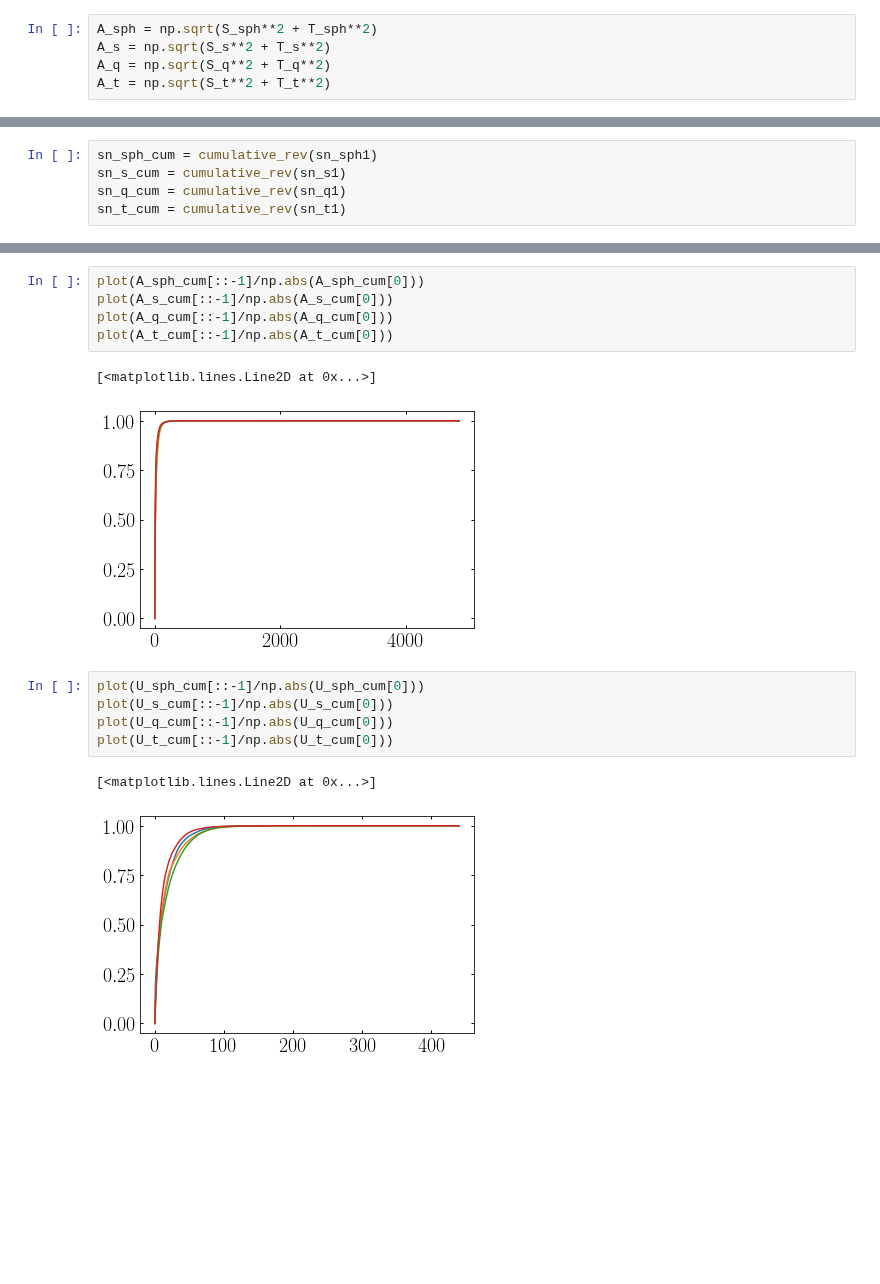
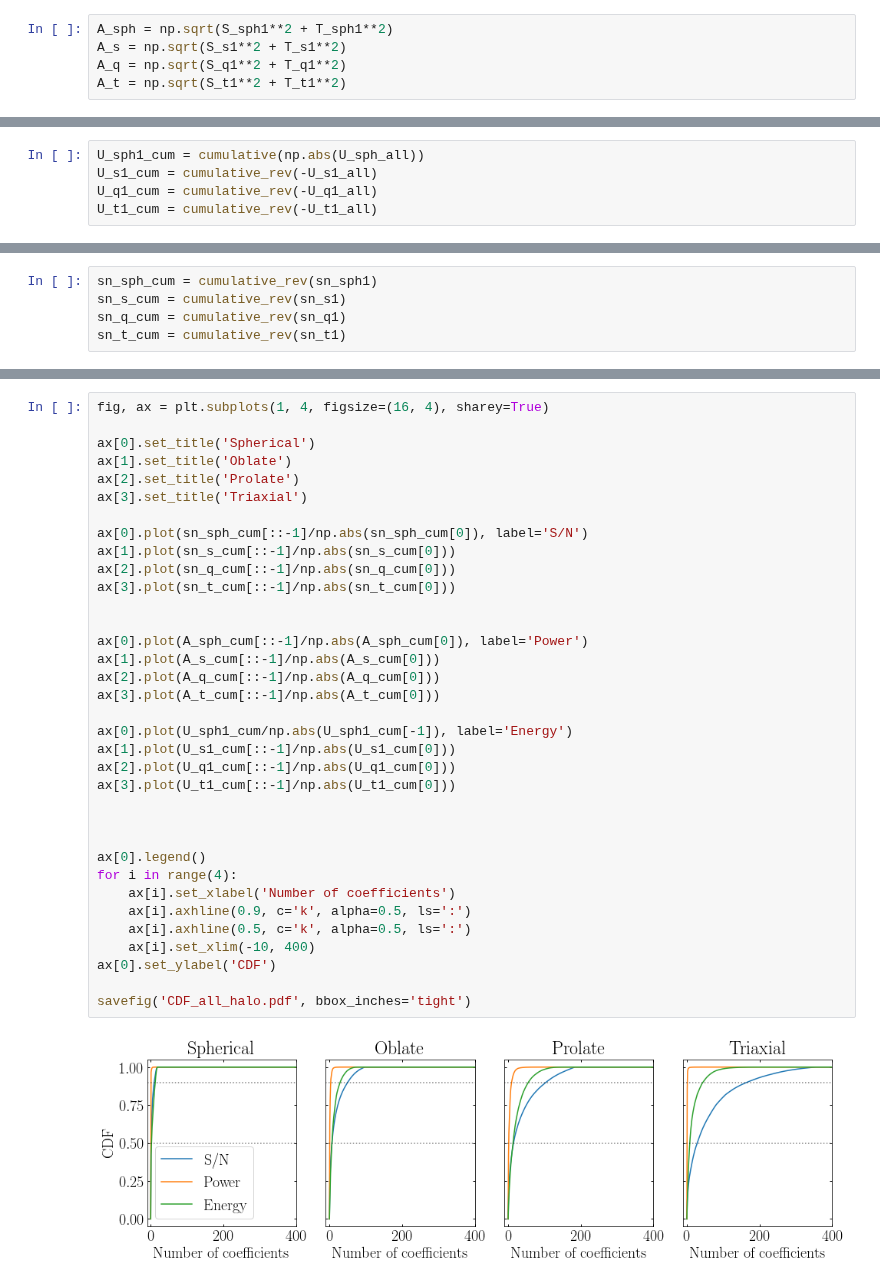
Before and after one commit to jngaravitoc/MW-LMC-SCF, a Jupyter notebook: notebooks/Coefficients_viz.ipynb, the cells around one changed output, grey strips where cells are left out. Drawn from its saved outputs; the diff is of its cells as text; blank space fills up the shorter version.

Commit message:
coeff viz

```diff
--- a/notebooks/Coefficients_viz.ipynb
+++ b/notebooks/Coefficients_viz.ipynb
@@ -397,7 +303,7 @@ def cumulative_rev(x):
         x_cumulative[i] = np.sum(x_sort[:-(i+1)])
     return x_cumulative
 # %%
-A_sph = np.sqrt(S_sph**2 + T_sph**2)
-A_s = np.sqrt(S_s**2 + T_s**2)
-A_q = np.sqrt(S_q**2 + T_q**2)
-A_t = np.sqrt(S_t**2 + T_t**2)
+A_sph = np.sqrt(S_sph1**2 + T_sph1**2)
+A_s = np.sqrt(S_s1**2 + T_s1**2)
+A_q = np.sqrt(S_q1**2 + T_q1**2)
+A_t = np.sqrt(S_t1**2 + T_t1**2)
@@ -421,3 +310,8 @@ U_t_cum = cumulative_rev(-U_t)
+# %%
+U_sph1_cum = cumulative(np.abs(U_sph_all))
+U_s1_cum = cumulative_rev(-U_s1_all)
+U_q1_cum = cumulative_rev(-U_q1_all)
+U_t1_cum = cumulative_rev(-U_t1_all)
 # %%
 A_sph_cum = cumulative_rev(A_sph)
 A_s_cum = cumulative_rev(A_s)
@@ -439,16 +325,37 @@ plot(sn_t_cum[::-1]/np.abs(sn_t_cum[0]))
-# %%
-plot(A_sph_cum[::-1]/np.abs(A_sph_cum[0]))
-plot(A_s_cum[::-1]/np.abs(A_s_cum[0]))
-plot(A_q_cum[::-1]/np.abs(A_q_cum[0]))
-plot(A_t_cum[::-1]/np.abs(A_t_cum[0]))
-# %% [output]
-[<matplotlib.lines.Line2D at 0x...>]
-[figure, removed]
-# %%
-plot(U_sph_cum[::-1]/np.abs(U_sph_cum[0]))
-plot(U_s_cum[::-1]/np.abs(U_s_cum[0]))
-plot(U_q_cum[::-1]/np.abs(U_q_cum[0]))
-plot(U_t_cum[::-1]/np.abs(U_t_cum[0]))
-# %% [output]
-[<matplotlib.lines.Line2D at 0x...>]
-[figure, removed]
+# %%
+fig, ax = plt.subplots(1, 4, figsize=(16, 4), sharey=True)
+
+ax[0].set_title('Spherical')
+ax[1].set_title('Oblate')
+ax[2].set_title('Prolate')
+ax[3].set_title('Triaxial')
+
+ax[0].plot(sn_sph_cum[::-1]/np.abs(sn_sph_cum[0]), label='S/N')
+ax[1].plot(sn_s_cum[::-1]/np.abs(sn_s_cum[0]))
+ax[2].plot(sn_q_cum[::-1]/np.abs(sn_q_cum[0]))
+ax[3].plot(sn_t_cum[::-1]/np.abs(sn_t_cum[0]))
+
+
+ax[0].plot(A_sph_cum[::-1]/np.abs(A_sph_cum[0]), label='Power')
+ax[1].plot(A_s_cum[::-1]/np.abs(A_s_cum[0]))
+ax[2].plot(A_q_cum[::-1]/np.abs(A_q_cum[0]))
+ax[3].plot(A_t_cum[::-1]/np.abs(A_t_cum[0]))
+
+ax[0].plot(U_sph1_cum/np.abs(U_sph1_cum[-1]), label='Energy')
+ax[1].plot(U_s1_cum[::-1]/np.abs(U_s1_cum[0]))
+ax[2].plot(U_q1_cum[::-1]/np.abs(U_q1_cum[0]))
+ax[3].plot(U_t1_cum[::-1]/np.abs(U_t1_cum[0]))
+
+
+
+ax[0].legend()
+for i in range(4):
+    ax[i].set_xlabel('Number of coefficients')
+    ax[i].axhline(0.9, c='k', alpha=0.5, ls=':')
+    ax[i].axhline(0.5, c='k', alpha=0.5, ls=':')
+    ax[i].set_xlim(-10, 400)
+ax[0].set_ylabel('CDF')
+
+savefig('CDF_all_halo.pdf', bbox_inches='tight')
+# %% [output]
+[figure, added]
```
Also changed, not shown: parts of 20 cells of this notebook.
